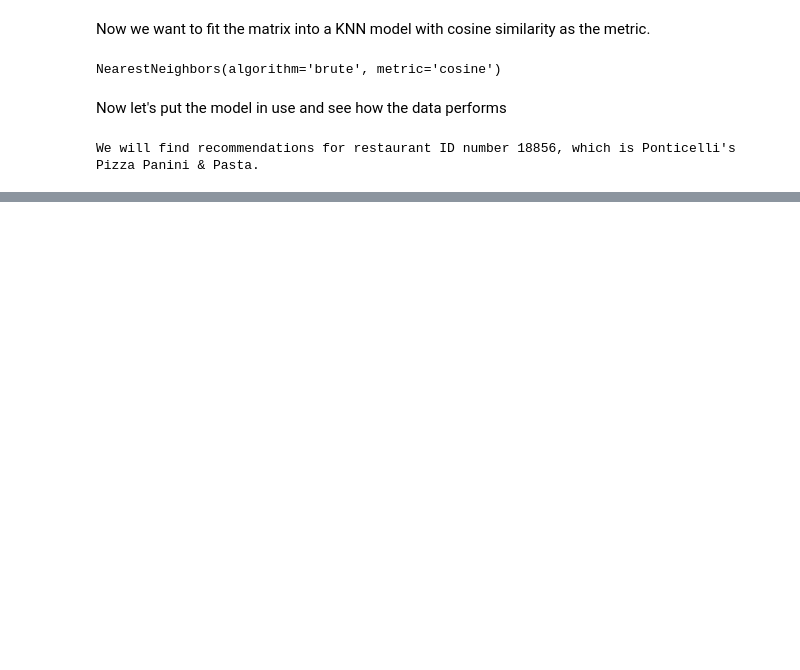
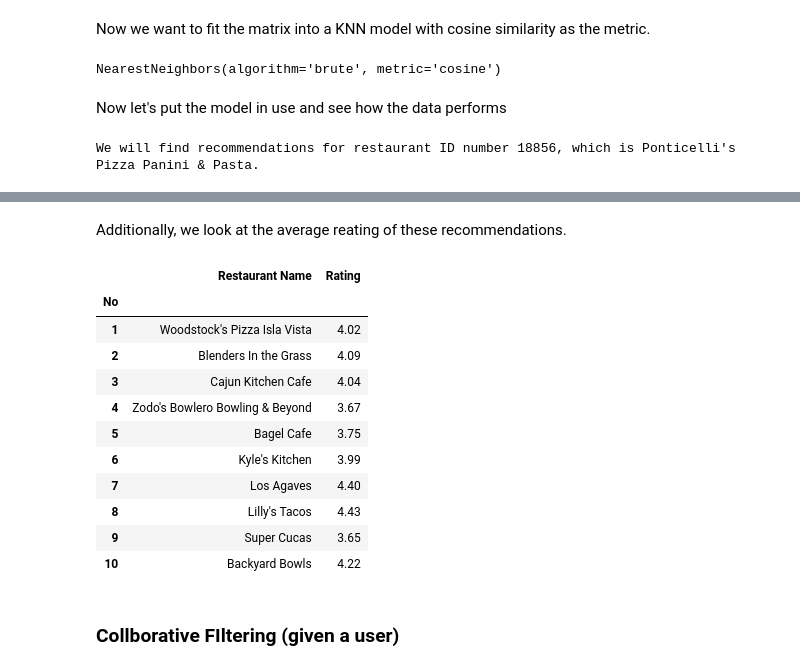
Before and after one commit to brianluUCSB/PSTAT134-final-project, a Jupyter notebook: PSTAT 134 final project.ipynb, the cells around one changed output, grey strips where cells are left out. Cells and saved outputs as stored; diff of their text form; code cells hidden in the pictures; blank space fills up the shorter version.

```diff
--- a/PSTAT 134 final project.ipynb
+++ b/PSTAT 134 final project.ipynb
@@ -347,0 +423,21 @@ recommendation
+# %%
+# Find the row number of freebirds
+freebirds_row = review_pivot.index.get_loc("Freebirds")
+
+# Recommend restaurants like Freebirds
+distances, indices = model_knn.kneighbors(review_pivot.iloc[freebirds_row,:].values.reshape(1, -1), n_neighbors = 11)
+
+no = []
+name = []
+distance = []
+rating = []
+
+for i in range(0, len(distances.flatten())):
+    if i == 0:
+        print(f"Recommendations for {review_pivot.index[freebirds_row]} diners :\n")
+    else:
+        print(f"{i}: {review_pivot.index[indices.flatten()[i]]} , with a distance of {distances.flatten()[i]:.4f}")
+        no.append(i)
+        name.append(review_pivot.index[indices.flatten()[i]])
+        distance.append(distances.flatten()[i])
+        rating.append(np.mean(review_clean[review_clean["restaurant"]==review_pivot.index[indices.flatten()[i]]]["stars"].values))
@@ -347,0 +457,22 @@ recommendation
+# %% [markdown]
+Additionally, we look at the average reating of these recommendations.
+# %%
+dic = {"No" : no, "Restaurant Name" : name, "Rating" : np.round(rating, 2)}
+recommendation = pd.DataFrame(data = dic)
+recommendation.set_index("No", inplace = True)
+recommendation
+# %% [output]
+|  | Restaurant Name | Rating |
+| No |  |  |
+| 1 | Woodstock's Pizza Isla Vista | 4.02 |
+| 2 | Blenders In the Grass | 4.09 |
+| 3 | Cajun Kitchen Cafe | 4.04 |
+| 4 | Zodo's Bowlero Bowling & Beyond | 3.67 |
+| 5 | Bagel Cafe | 3.75 |
+| 6 | Kyle's Kitchen | 3.99 |
+| 7 | Los Agaves | 4.40 |
+| 8 | Lilly's Tacos | 4.43 |
+| 9 | Super Cucas | 3.65 |
+| 10 | Backyard Bowls | 4.22 |
+# %% [markdown]
+### Collborative FIltering (given a user)
```
Also changed, not shown: parts of 41 cells of this notebook.
